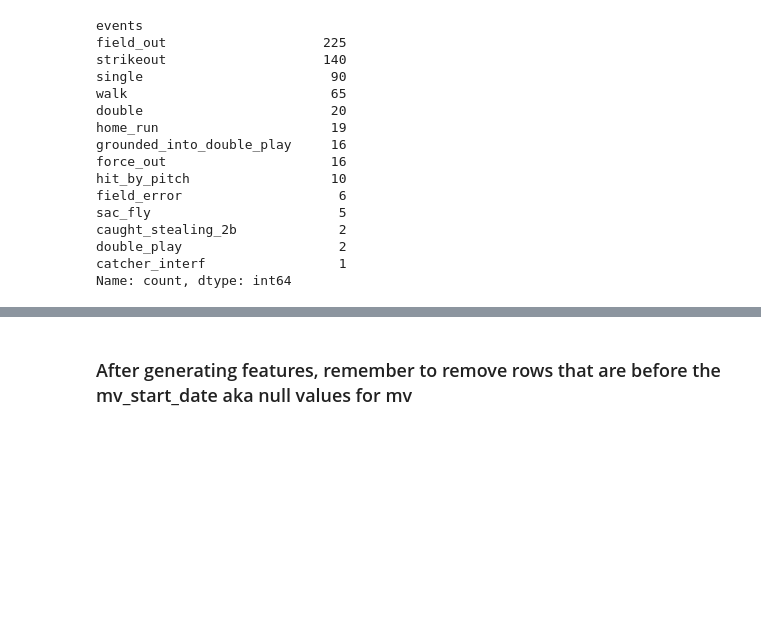
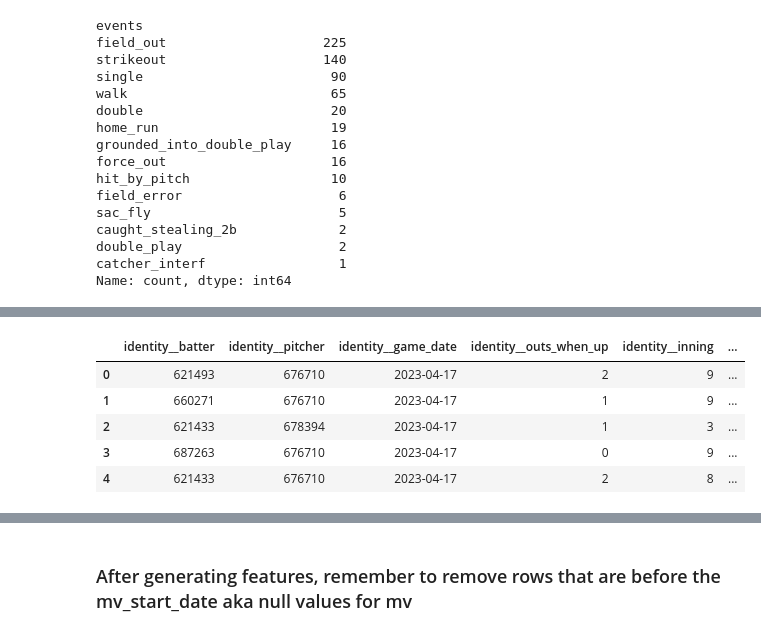
Before and after one commit to allenttchen/baseball-analytics, a Jupyter notebook: notebooks/eda.ipynb, the cells around one changed output, grey strips where cells are left out. Cells and saved outputs as stored; diff of their text form; code cells hidden in the pictures; blank space fills up the shorter version.

Commit message:
finished implementing moving average transformer

```diff
--- a/notebooks/eda.ipynb
+++ b/notebooks/eda.ipynb
@@ -425,0 +440,6 @@ pd.DataFrame(Xt, columns=transformed_feature_col_names).head(20)
+# %%
+%%time
+
+Xt = data_pipeline.fit_transform(X, y)
+transformed_feature_col_names = data_pipeline["feature_transformers"].get_feature_names_out().tolist()
+features = pd.DataFrame(Xt, columns=transformed_feature_col_names)
@@ -425,0 +449,10 @@ pd.DataFrame(Xt, columns=transformed_feature_col_names).head(20)
+# %%
+features_and_events = pd.concat([features, y], axis=1)
+features_and_events.head()
+# %% [output]
+|  | identity__batter | identity__pitcher | identity__game_date | identity__outs_when_up | identity__inning | ... |
+| 0 | 621493 | 676710 | 2023-04-17 | 2 | 9 | ... |
+| 1 | 660271 | 676710 | 2023-04-17 | 1 | 9 | ... |
+| 2 | 621433 | 678394 | 2023-04-17 | 1 | 3 | ... |
+| 3 | 687263 | 676710 | 2023-04-17 | 0 | 9 | ... |
+| 4 | 621433 | 676710 | 2023-04-17 | 2 | 8 | ... |
```
Also changed, not shown: parts of 13 cells of this notebook, 4 other files.
